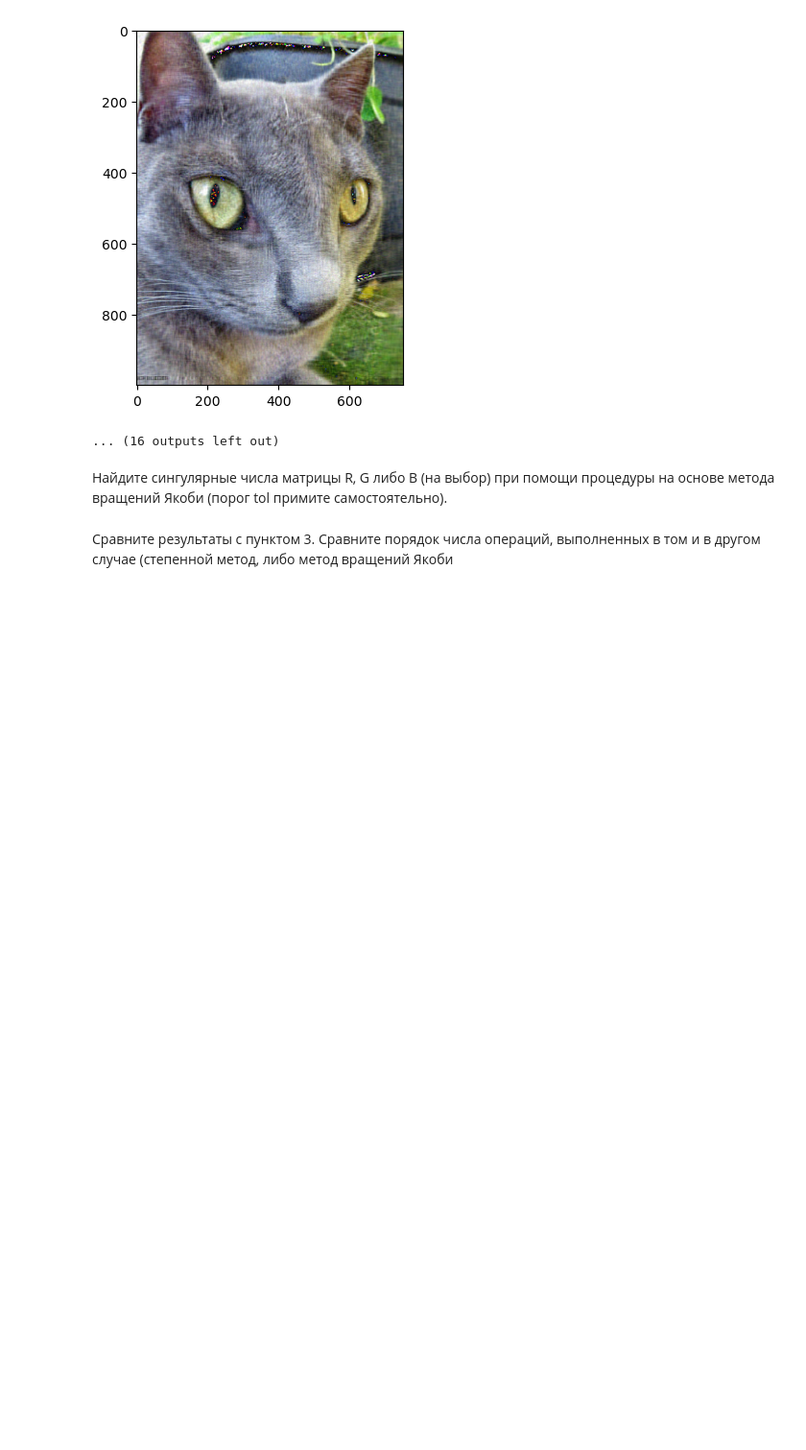
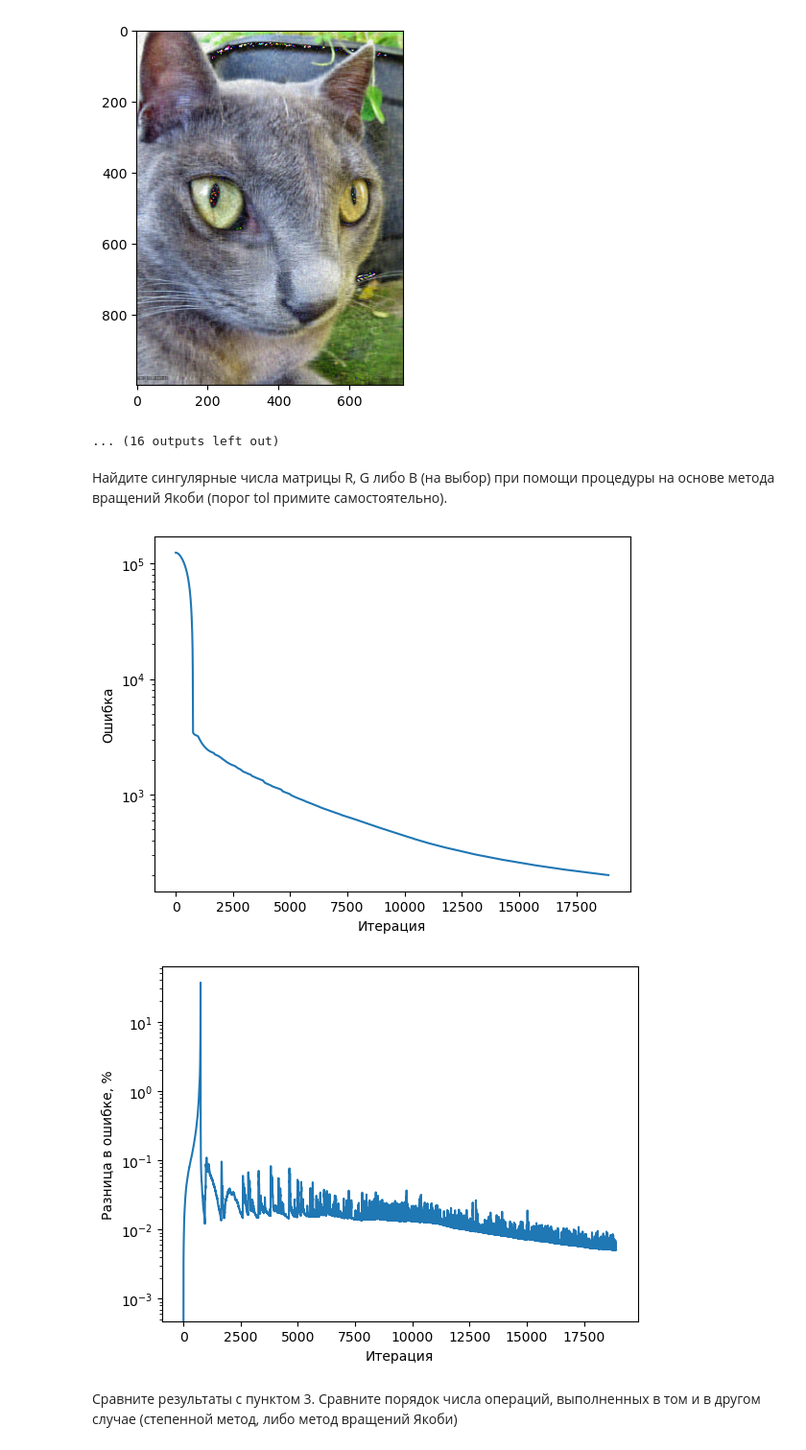
Before and after one commit to vorandpav/NAM, a Jupyter notebook: lab2/NM_EAI_lab_2.ipynb, the cells around one changed output. Shown at 96% size. Saved outputs shown, nothing was run; the diff lists cells and outputs as text; code cells hidden in the pictures; blank space fills up the shorter version.

```diff
--- a/lab2/NM_EAI_lab_2.ipynb
+++ b/lab2/NM_EAI_lab_2.ipynb
@@ -226,34 +226,50 @@ B norm: 61.99071022138239
 процедуры на основе метода вращений Якоби (порог tol примите
 самостоятельно).
 # %%
-def jacobi_eigenvalues_H(A):
-    count = 0
+def jacobi_eigenvalues_H(A, tol):
     d = len(A[0])
-    A = (A.T)@A - np.identity(d)
+    A = (A.T) @ A
 
     err_est = np.linalg.norm(np.triu(A, 1))
     err_est_history = [err_est]
 
-    while err_est > 0.1:
+    while err_est > tol:
         p, q = np.unravel_index(np.argmax(np.abs(np.triu(A, 1)), axis=None), A.shape)
-        t = 2*A[p,q]/(A[p,p]-A[q,q])
+        t = 2 * A[p, q] / (A[p, p] - A[q, q])
         S = np.identity(d)
-        cos_phi = (0.5*(1 + (1 + t**2)**-0.5))**0.5
-        sin_phi = np.sign(t)*(0.5*(1 - (1 + t**2)**-0.5))**0.5
-        S[p,p] = cos_phi
-        S[q,q] = cos_phi
-        S[p,q] = -sin_phi
-        S[q,p] = sin_phi
-        A = (S.T)@A@S
+        cos_phi = (0.5 * (1 + (1 + t ** 2) ** -0.5)) ** 0.5
+        sin_phi = np.sign(t) * (0.5 * (1 - (1 + t ** 2) ** -0.5)) ** 0.5
+        S[p, p] = cos_phi
+        S[q, q] = cos_phi
+        S[p, q] = -sin_phi
+        S[q, p] = sin_phi
+        A = (S.T) @ A @ S
         err_est = np.linalg.norm(np.triu(A, 1))
         err_est_history.append(err_est)
-        count += 1
 
-    return np.sort(np.diag(A)), count
+    return np.sqrt(np.sort(np.diag(A))), err_est_history
 
-jacobi_res = jacobi_eigenvalues_H(R)
+
+jacobi_res_R = jacobi_eigenvalues_H(R, 200)
+# %%
+plt.plot(jacobi_res_R[1])
+plt.yscale('log')
+plt.xlabel('Итерация')
+plt.ylabel('Ошибка')
+plt.show()
+
+percentage_diffs = [0] + [100 * abs((jacobi_res_R[1][i] - jacobi_res_R[1][i - 1]) / jacobi_res_R[1][i - 1]) for i in
+                          range(1, len(jacobi_res_R[1]))]
+plt.plot(percentage_diffs)
+plt.yscale('log')
+plt.xlabel('Итерация')
+plt.ylabel('Разница в ошибке, %')
+plt.show()
+# %% [output]
+[figure, added]
+[figure, added]
 # %% [markdown]
 Сравните результаты с пунктом 3. Сравните порядок числа
 операций, выполненных в том и в другом случае (степенной метод, либо
-метод вращений Якоби
+метод вращений Якоби)
 # %%
```
Also changed, not shown: parts of 9 cells of this notebook.
